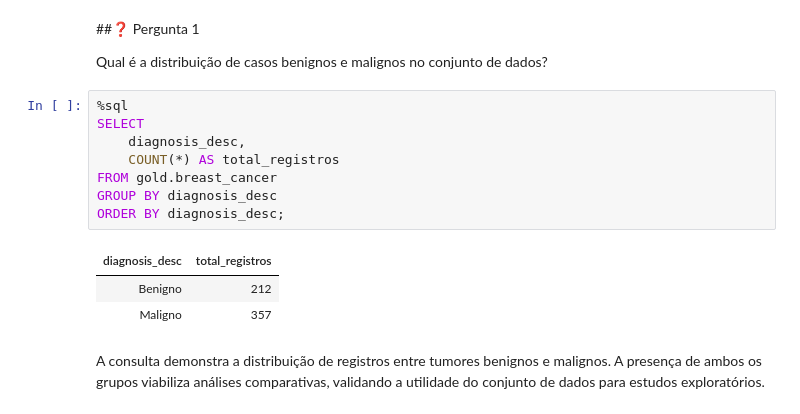
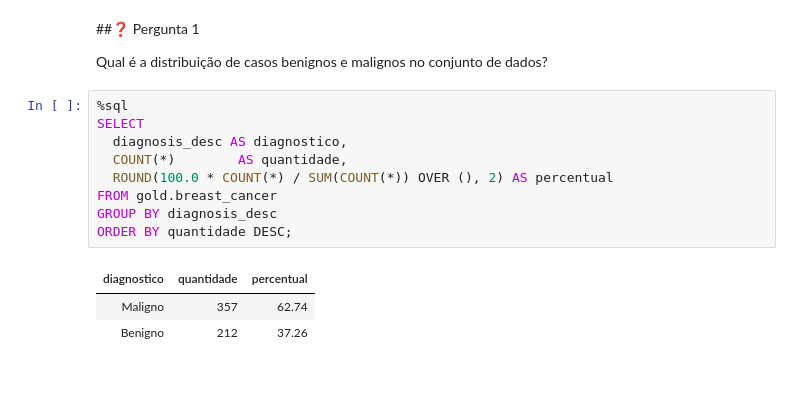
Before and after one commit to Cardoso-Caio/MVP-Engenharia-de-Dados, a Jupyter notebook: 06_analise.ipynb, the cells around one changed output. Cells and saved outputs as stored; diff of their text form; blank space fills up the shorter version.

```diff
--- a/06_analise.ipynb
+++ b/06_analise.ipynb
@@ -28,16 +28,13 @@ Qual é a distribuição de casos benignos e malignos no conjunto de dados?
 # %%
 %sql
 SELECT
-    diagnosis_desc,
-    COUNT(*) AS total_registros
+  diagnosis_desc AS diagnostico,
+  COUNT(*)        AS quantidade,
+  ROUND(100.0 * COUNT(*) / SUM(COUNT(*)) OVER (), 2) AS percentual
 FROM gold.breast_cancer
 GROUP BY diagnosis_desc
-ORDER BY diagnosis_desc;
+ORDER BY quantidade DESC;
 # %% [output]
-| diagnosis_desc | total_registros |
-| Benigno | 212 |
-| Maligno | 357 |
+| diagnostico | quantidade | percentual |
+| Maligno | 357 | 62.74 |
+| Benigno | 212 | 37.26 |
-# %% [markdown]
-A consulta demonstra a distribuição de registros entre tumores benignos e malignos.
-A presença de ambos os grupos viabiliza análises comparativas, validando a
-utilidade do conjunto de dados para estudos exploratórios.
```
Also changed, not shown: parts of 24 cells of this notebook, 1 other file.
